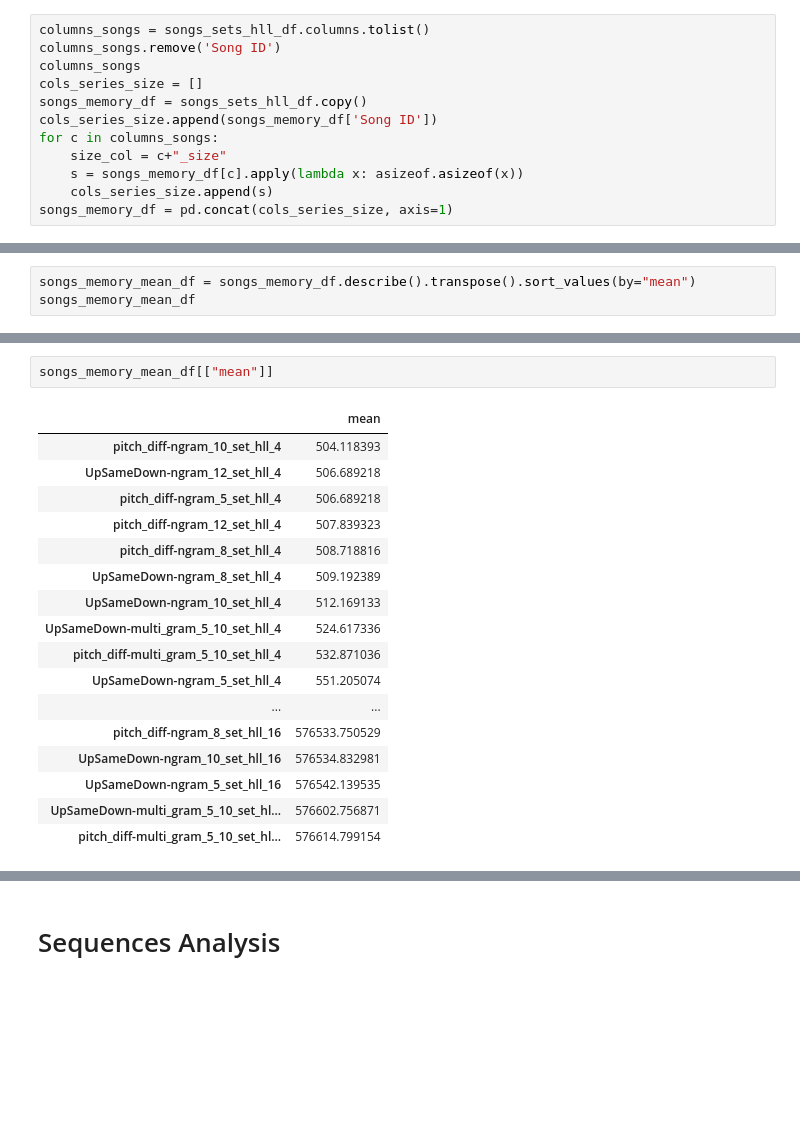
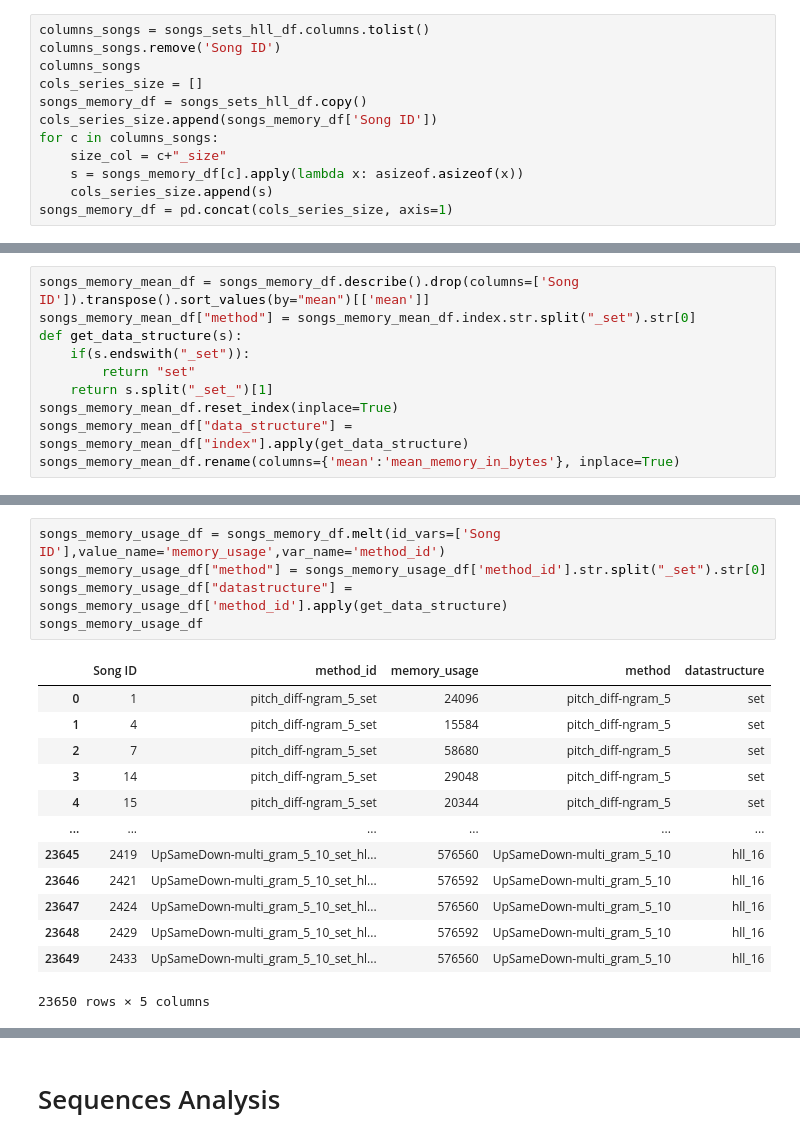
Before and after one commit to arthurlubambo-cct/capstone, a Jupyter notebook: evaluation.ipynb, the cells around one changed output, grey strips where cells are left out. Drawn from its saved outputs; the diff is of its cells as text; blank space fills up the shorter version.

```diff
--- a/evaluation.ipynb
+++ b/evaluation.ipynb
@@ -447,3 +464,10 @@ songs_memory_df = pd.concat(cols_series_size, axis=1)
 # %%
-songs_memory_mean_df = songs_memory_df.describe().transpose().sort_values(by="mean")
-songs_memory_mean_df
+songs_memory_mean_df = songs_memory_df.describe().drop(columns=['Song ID']).transpose().sort_values(by="mean")[['mean']]
+songs_memory_mean_df["method"] = songs_memory_mean_df.index.str.split("_set").str[0]
+def get_data_structure(s):
+    if(s.endswith("_set")):
+        return "set"
+    return s.split("_set_")[1]
+songs_memory_mean_df.reset_index(inplace=True)
+songs_memory_mean_df["data_structure"] = songs_memory_mean_df["index"].apply(get_data_structure)
+songs_memory_mean_df.rename(columns={'mean':'mean_memory_in_bytes'}, inplace=True)
@@ -468,20 +482,19 @@ songs_memory_mean_df
 # %%
-songs_memory_mean_df[["mean"]]
+songs_memory_usage_df = songs_memory_df.melt(id_vars=['Song ID'],value_name='memory_usage',var_name='method_id')
+songs_memory_usage_df["method"] = songs_memory_usage_df['method_id'].str.split("_set").str[0]
+songs_memory_usage_df["datastructure"] = songs_memory_usage_df['method_id'].apply(get_data_structure)
+songs_memory_usage_df
 # %% [output]
-|  | mean |
-| pitch_diff-ngram_10_set_hll_4 | 504.118393 |
-| UpSameDown-ngram_12_set_hll_4 | 506.689218 |
-| pitch_diff-ngram_5_set_hll_4 | 506.689218 |
-| pitch_diff-ngram_12_set_hll_4 | 507.839323 |
-| pitch_diff-ngram_8_set_hll_4 | 508.718816 |
-| UpSameDown-ngram_8_set_hll_4 | 509.192389 |
-| UpSameDown-ngram_10_set_hll_4 | 512.169133 |
-| UpSameDown-multi_gram_5_10_set_hll_4 | 524.617336 |
-| pitch_diff-multi_gram_5_10_set_hll_4 | 532.871036 |
-| UpSameDown-ngram_5_set_hll_4 | 551.205074 |
-| ... | ... |
-| pitch_diff-ngram_8_set_hll_16 | 576533.750529 |
-| UpSameDown-ngram_10_set_hll_16 | 576534.832981 |
-| UpSameDown-ngram_5_set_hll_16 | 576542.139535 |
-| UpSameDown-multi_gram_5_10_set_hl... | 576602.756871 |
-| pitch_diff-multi_gram_5_10_set_hl... | 576614.799154 |
+|  | Song ID | method_id | memory_usage | method | datastructure |
+| 0 | 1 | pitch_diff-ngram_5_set | 24096 | pitch_diff-ngram_5 | set |
+| 1 | 4 | pitch_diff-ngram_5_set | 15584 | pitch_diff-ngram_5 | set |
+| 2 | 7 | pitch_diff-ngram_5_set | 58680 | pitch_diff-ngram_5 | set |
+| 3 | 14 | pitch_diff-ngram_5_set | 29048 | pitch_diff-ngram_5 | set |
+| 4 | 15 | pitch_diff-ngram_5_set | 20344 | pitch_diff-ngram_5 | set |
+| ... | ... | ... | ... | ... | ... |
+| 23645 | 2419 | UpSameDown-multi_gram_5_10_set_hl... | 576560 | UpSameDown-multi_gram_5_10 | hll_16 |
+| 23646 | 2421 | UpSameDown-multi_gram_5_10_set_hl... | 576592 | UpSameDown-multi_gram_5_10 | hll_16 |
+| 23647 | 2424 | UpSameDown-multi_gram_5_10_set_hl... | 576560 | UpSameDown-multi_gram_5_10 | hll_16 |
+| 23648 | 2429 | UpSameDown-multi_gram_5_10_set_hl... | 576592 | UpSameDown-multi_gram_5_10 | hll_16 |
+| 23649 | 2433 | UpSameDown-multi_gram_5_10_set_hl... | 576560 | UpSameDown-multi_gram_5_10 | hll_16 |
+23650 rows × 5 columns
```
Also changed, not shown: parts of 23 cells of this notebook, 1 other file.
